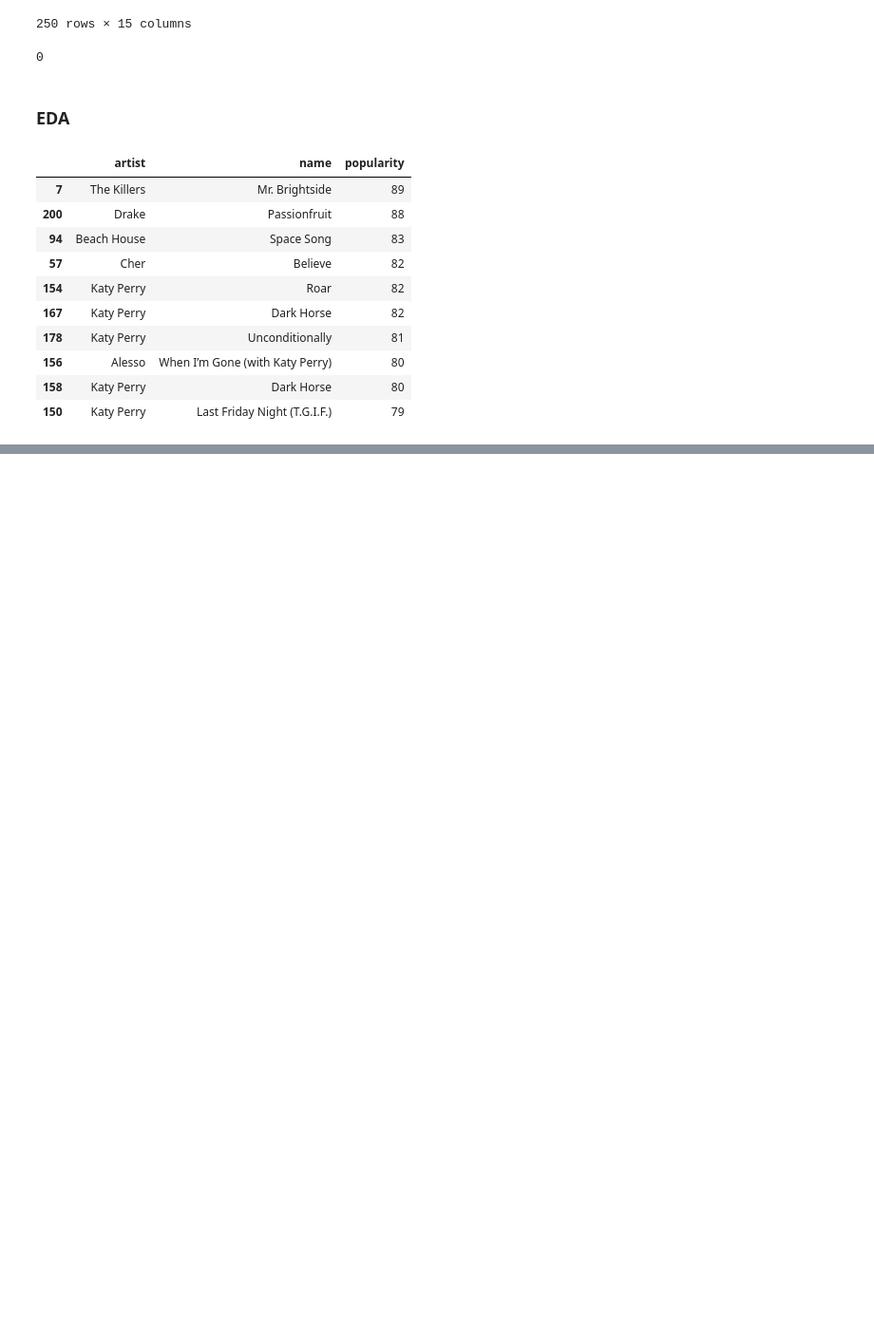
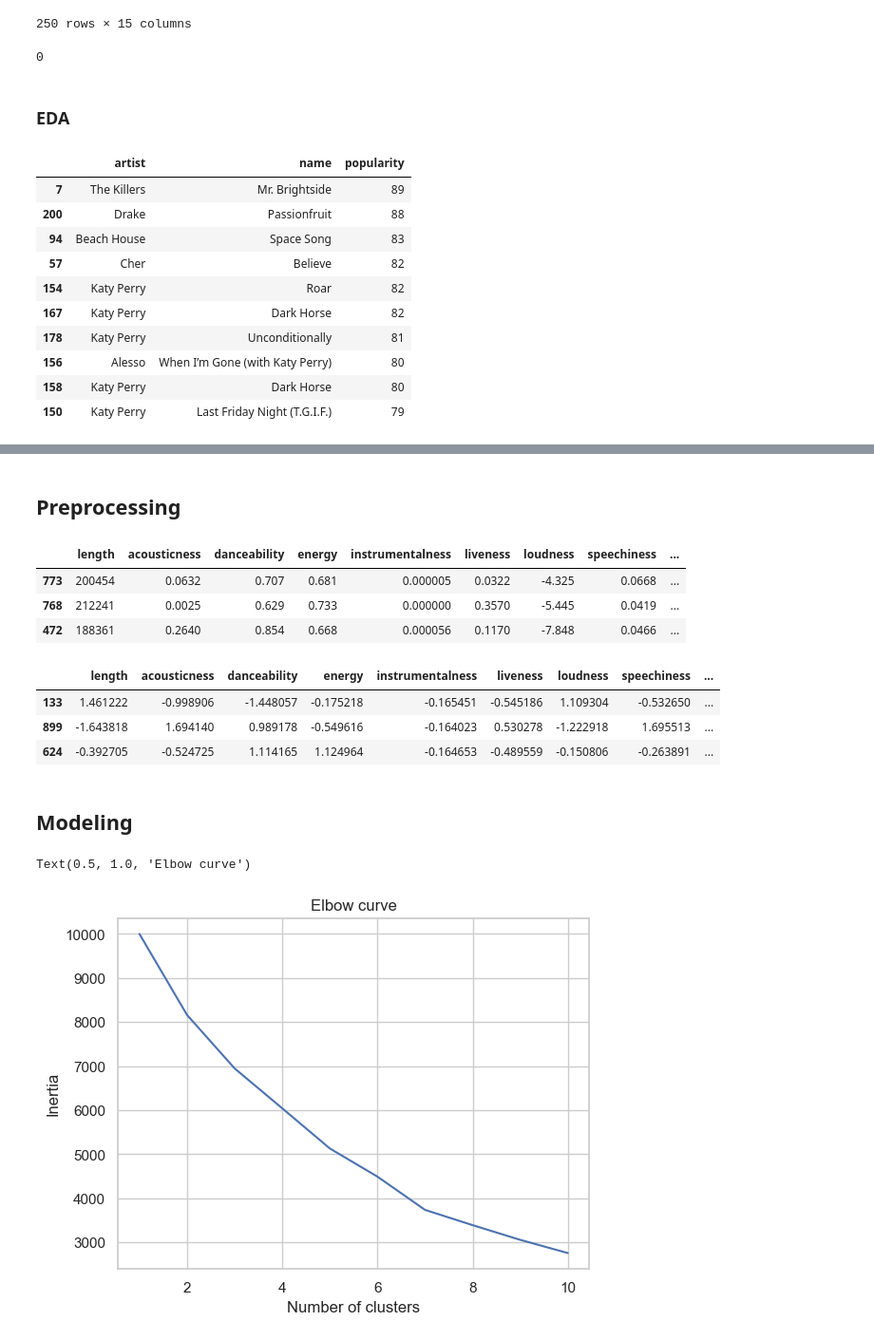
Before and after one commit to masendhy/spotify, a Jupyter notebook: spotify.ipynb, the cells around one changed output, grey strips where cells are left out. Shown at 95% size. Saved outputs shown, nothing was run; the diff lists cells and outputs as text; code cells hidden in the pictures; blank space fills up the shorter version.

```diff
--- a/spotify.ipynb
+++ b/spotify.ipynb
@@ -219,0 +238,45 @@ plt.show()
+# %% [markdown]
+## **Preprocessing**
+# %%
+# feature selection
+
+df2 = df.drop(['release_date','name','album','artist','popularity'], axis=1)
+df2.sample(3)
+# %% [output]
+|  | length | acousticness | danceability | energy | instrumentalness | liveness | loudness | speechiness | ... |
+| 773 | 200454 | 0.0632 | 0.707 | 0.681 | 0.000005 | 0.0322 | -4.325 | 0.0668 | ... |
+| 768 | 212241 | 0.0025 | 0.629 | 0.733 | 0.000000 | 0.3570 | -5.445 | 0.0419 | ... |
+| 472 | 188361 | 0.2640 | 0.854 | 0.668 | 0.000056 | 0.1170 | -7.848 | 0.0466 | ... |
+# %%
+# standardization
+from sklearn.preprocessing import StandardScaler
+scaler = StandardScaler()
+df2 = pd.DataFrame(scaler.fit_transform(df2),columns=df2.columns)
+df2.sample(3)
+# %% [output]
+|  | length | acousticness | danceability | energy | instrumentalness | liveness | loudness | speechiness | ... |
+| 133 | 1.461222 | -0.998906 | -1.448057 | -0.175218 | -0.165451 | -0.545186 | 1.109304 | -0.532650 | ... |
+| 899 | -1.643818 | 1.694140 | 0.989178 | -0.549616 | -0.164023 | 0.530278 | -1.222918 | 1.695513 | ... |
+| 624 | -0.392705 | -0.524725 | 1.114165 | 1.124964 | -0.164653 | -0.489559 | -0.150806 | -0.263891 | ... |
+# %% [markdown]
+## **Modeling**
+# %%
+# create model using Kmeans
+from sklearn.cluster import KMeans
+
+cluster =[]
+
+for i in range(1,11):
+    model = KMeans(n_clusters=i,init='k-means++',n_init=10,random_state=42,max_iter=1000)
+    model.fit(df2)
+    cluster.append(model.inertia_)
+# %%
+# showing elbow curve
+
+plt.plot(range(1,11),cluster)
+plt.xlabel('Number of clusters')
+plt.ylabel('Inertia')
+plt.title('Elbow curve')
+# %% [output]
+Text(0.5, 1.0, 'Elbow curve')
+[figure, added]
```
Also changed, not shown: parts of 6 cells of this notebook.
